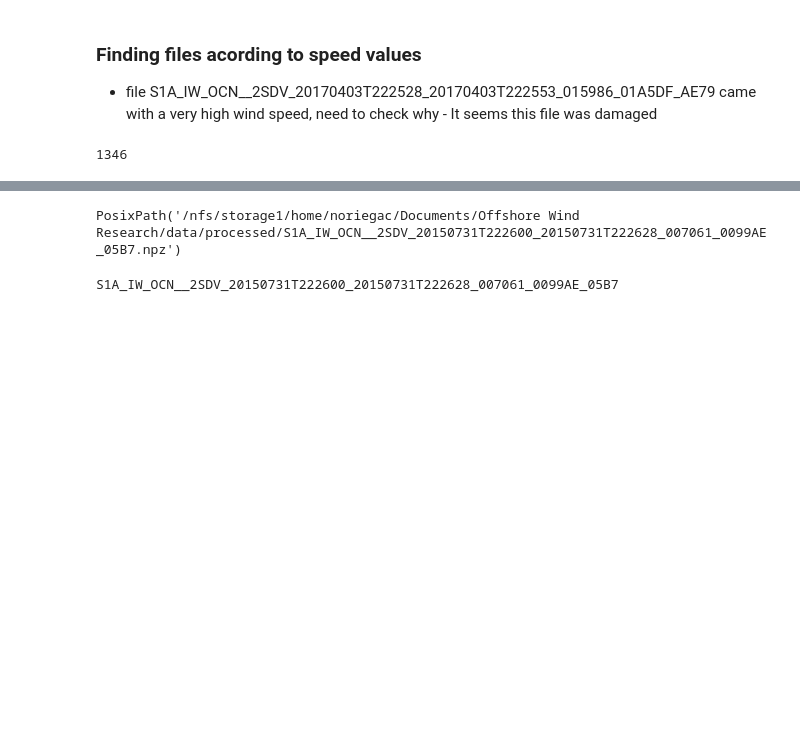
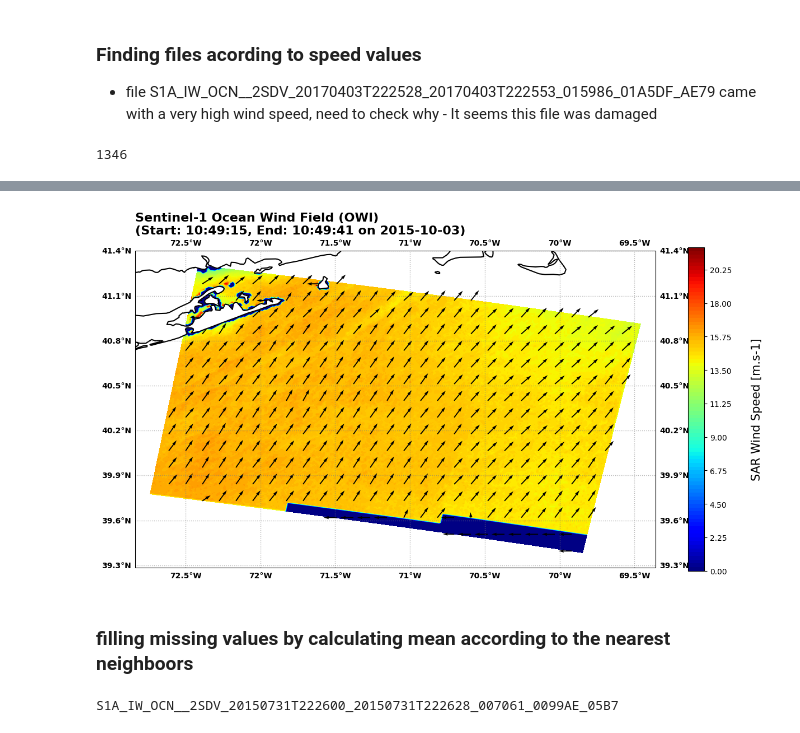
Before and after one commit to noriegamonsc1/Offshore-Wind-Research-2024-2025, a Jupyter notebook: notebooks/data_exploration/Numpy_arrays_Unsupervised_ML.ipynb, the cells around one changed output, grey strips where cells are left out. Cells and saved outputs as stored; diff of their text form; code cells hidden in the pictures; blank space fills up the shorter version.

```diff
--- a/notebooks/data_exploration/Numpy_arrays_Unsupervised_ML.ipynb
+++ b/notebooks/data_exploration/Numpy_arrays_Unsupervised_ML.ipynb
@@ -163,5 +158,7 @@ speed_indices[0]
 # %%
-data_files[10]
+plot_wind_field(speed_indices[14])
 # %% [output]
-PosixPath('/nfs/storage1/home/noriegac/Documents/Offshore Wind Research/data/processed/S1A_IW_OCN__2SDV_20150731T222600_20150731T222628_007061_0099AE_05B7.npz')
+[figure, added]
+# %% [markdown]
+### filling missing values by calculating mean according to the nearest neighboors
 # %%
```
Also changed, not shown: parts of 8 cells of this notebook.
